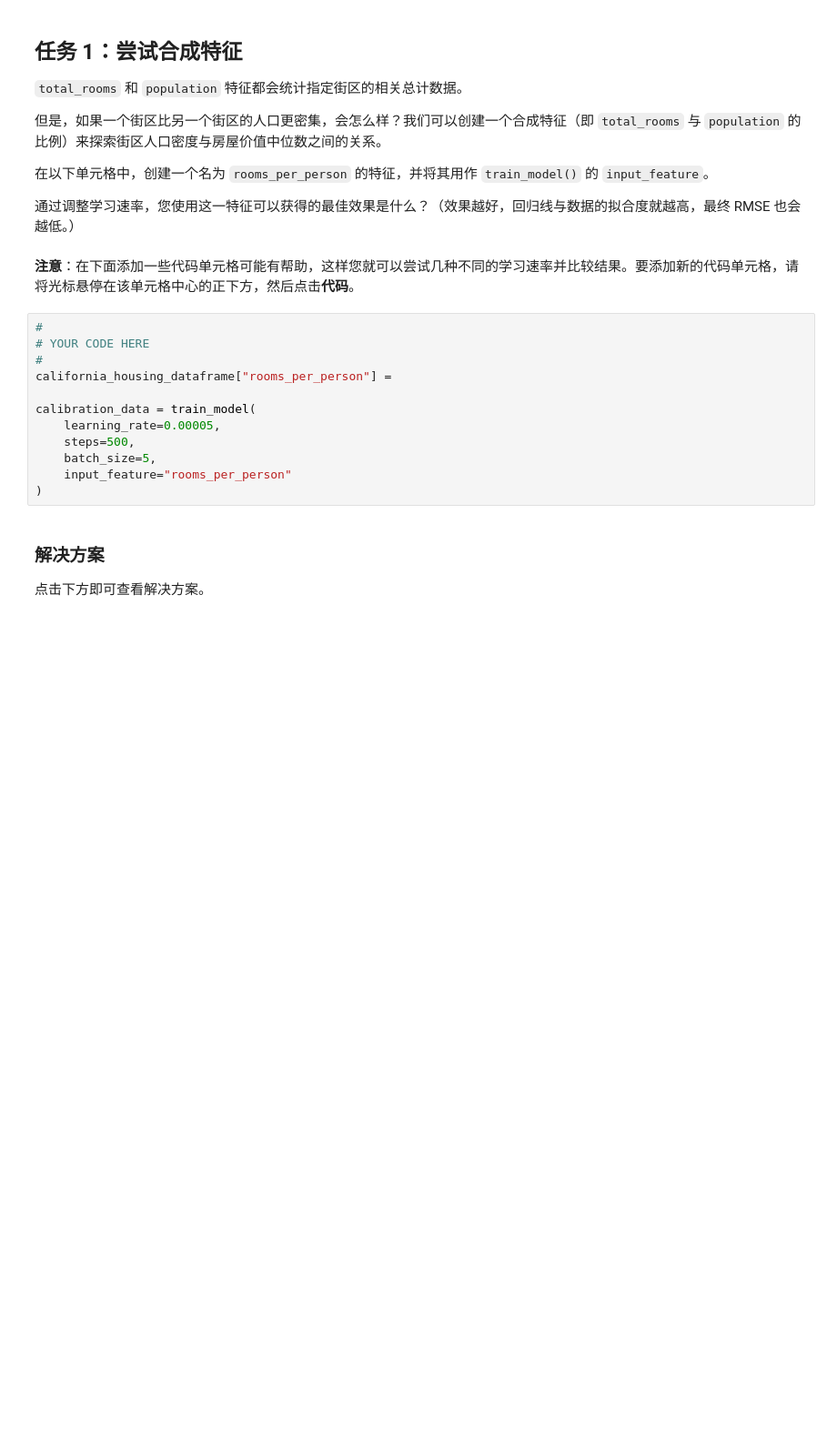
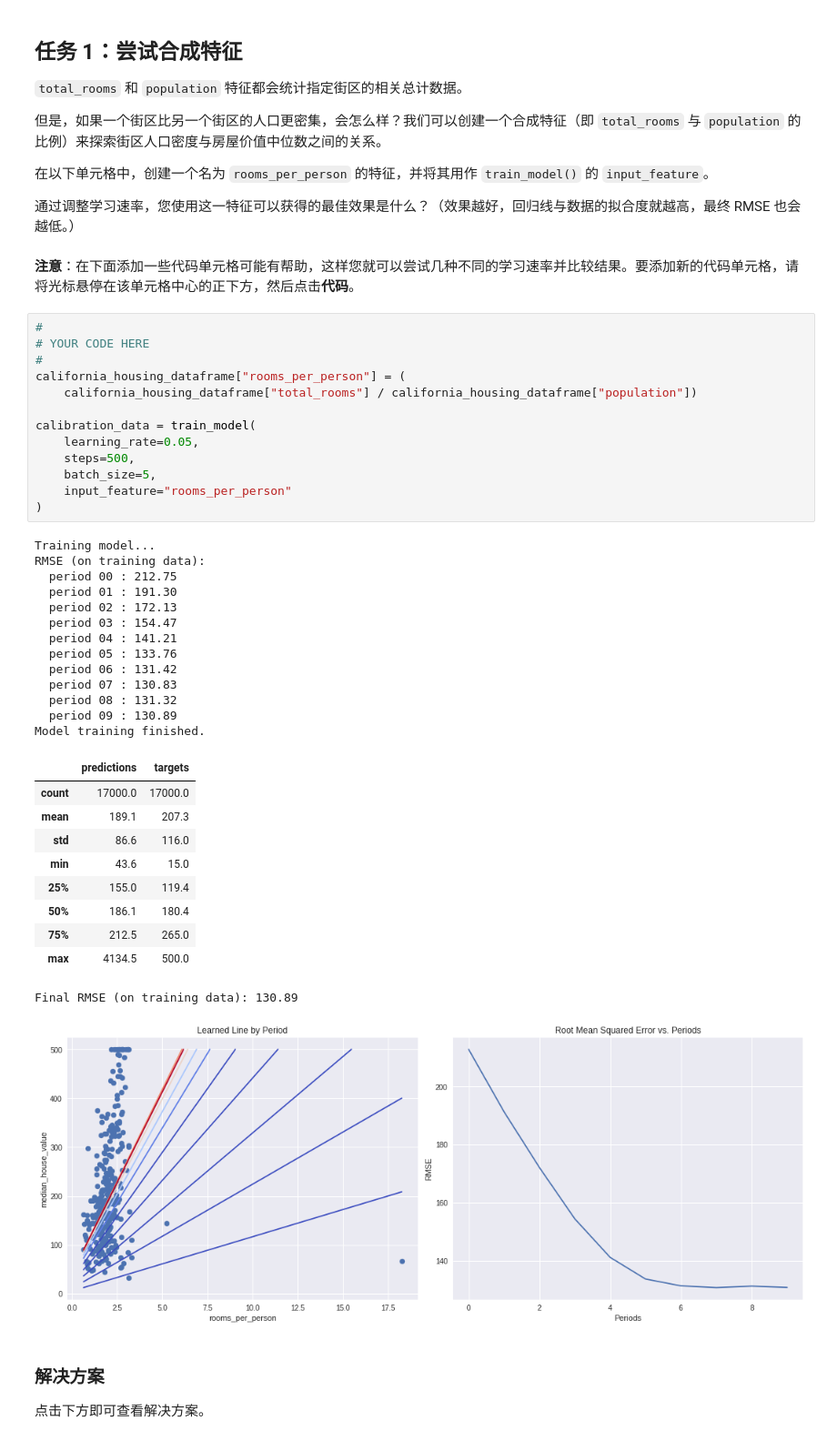
Before and after one commit to alamod951753/Machine_Learning-Google, a Jupyter notebook: synthetic_features_and_outliers.ipynb, the cells around one changed output. Shown at 91% size. Cells and saved outputs as stored; diff of their text form; blank space fills up the shorter version.

```diff
--- a/synthetic_features_and_outliers.ipynb
+++ b/synthetic_features_and_outliers.ipynb
@@ -201,15 +215,41 @@ def train_model(learning_rate, steps, batch_size, input_feature):
 # %%
 #
 # YOUR CODE HERE
 #
-california_housing_dataframe["rooms_per_person"] =
+california_housing_dataframe["rooms_per_person"] = (
+    california_housing_dataframe["total_rooms"] / california_housing_dataframe["population"])
 
 calibration_data = train_model(
-    learning_rate=0.00005,
+    learning_rate=0.05,
     steps=500,
     batch_size=5,
     input_feature="rooms_per_person"
 )
+# %% [output]
+Training model...
+RMSE (on training data):
+  period 00 : 212.75
+  period 01 : 191.30
+  period 02 : 172.13
+  period 03 : 154.47
+  period 04 : 141.21
+  period 05 : 133.76
+  period 06 : 131.42
+  period 07 : 130.83
+  period 08 : 131.32
+  period 09 : 130.89
+Model training finished.
+|  | predictions | targets |
+| count | 17000.0 | 17000.0 |
+| mean | 189.1 | 207.3 |
+| std | 86.6 | 116.0 |
+| min | 43.6 | 15.0 |
+| 25% | 155.0 | 119.4 |
+| 50% | 186.1 | 180.4 |
+| 75% | 212.5 | 265.0 |
+| max | 4134.5 | 500.0 |
+Final RMSE (on training data): 130.89
+[figure, added]
 # %% [markdown]
  ### 解决方案
 
```
Also changed, not shown: parts of 11 cells of this notebook.
